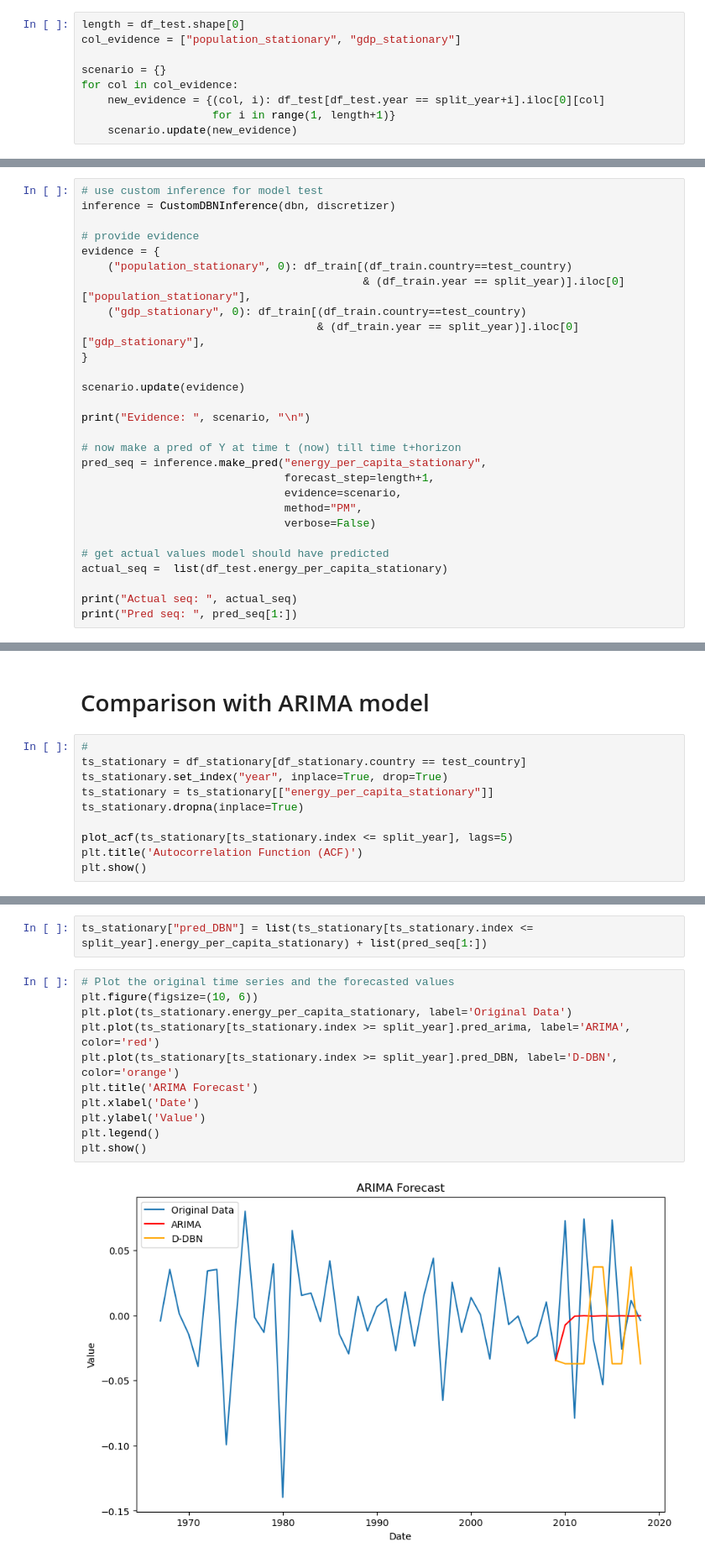
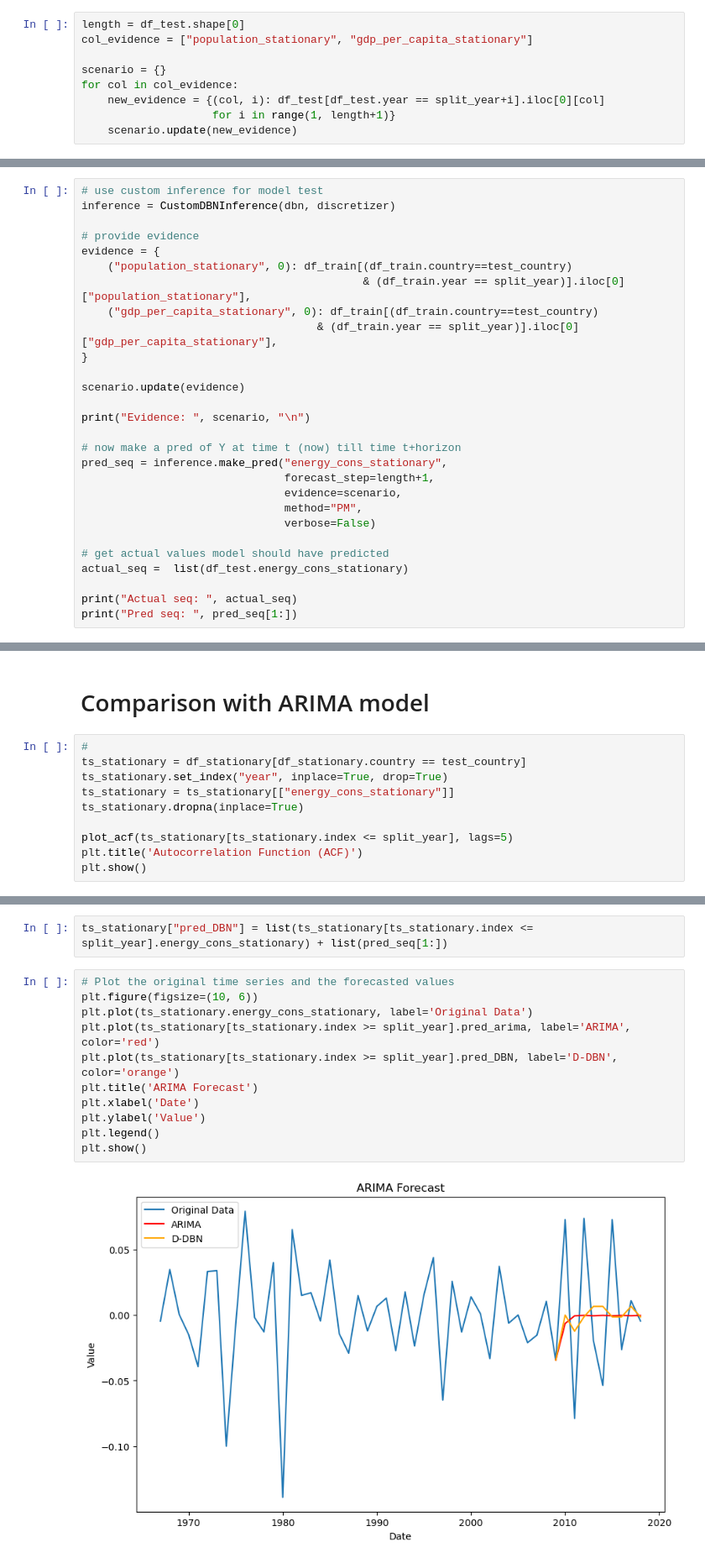
Before and after one commit to MehdiEK/BayesianNet4TimeSeries, a Jupyter notebook: DDBN_scenarios.ipynb, the cells around one changed output, grey strips where cells are left out. Shown at 84% size. Saved outputs shown, nothing was run; the diff lists cells and outputs as text.

```diff
--- a/DDBN_scenarios.ipynb
+++ b/DDBN_scenarios.ipynb
@@ -278,7 +303,7 @@ dbn.fit(df_pgmpy.drop("country", axis=1))
 ### Scenarios
 # %%
 length = df_test.shape[0]
-col_evidence = ["population_stationary", "gdp_stationary"]
+col_evidence = ["population_stationary", "gdp_per_capita_stationary"]
 
 scenario = {}
 for col in col_evidence:
@@ -326,8 +351,8 @@ inference = CustomDBNInference(dbn, discretizer)
 evidence = {
     ("population_stationary", 0): df_train[(df_train.country==test_country)
                                            & (df_train.year == split_year)].iloc[0]["population_stationary"],
-    ("gdp_stationary", 0): df_train[(df_train.country==test_country)
-                                    & (df_train.year == split_year)].iloc[0]["gdp_stationary"],
+    ("gdp_per_capita_stationary", 0): df_train[(df_train.country==test_country)
+                                    & (df_train.year == split_year)].iloc[0]["gdp_per_capita_stationary"],
 }
 
 scenario.update(evidence)
@@ -335,14 +360,14 @@ scenario.update(evidence)
 print("Evidence: ", scenario, "\n")
 
 # now make a pred of Y at time t (now) till time t+horizon
-pred_seq = inference.make_pred("energy_per_capita_stationary",
+pred_seq = inference.make_pred("energy_cons_stationary",
                                forecast_step=length+1,
                                evidence=scenario,
                                method="PM",
                                verbose=False)
 
 # get actual values model should have predicted
-actual_seq =  list(df_test.energy_per_capita_stationary)
+actual_seq =  list(df_test.energy_cons_stationary)
 
 print("Actual seq: ", actual_seq)
 print("Pred seq: ", pred_seq[1:])
@@ -398,7 +423,7 @@ def reconstruct_signal(pred, past):
 #
 ts_stationary = df_stationary[df_stationary.country == test_country]
 ts_stationary.set_index("year", inplace=True, drop=True)
-ts_stationary = ts_stationary[["energy_per_capita_stationary"]]
+ts_stationary = ts_stationary[["energy_cons_stationary"]]
 ts_stationary.dropna(inplace=True)
 
 plot_acf(ts_stationary[ts_stationary.index <= split_year], lags=5)
@@ -447,20 +472,20 @@ Covariance Type:                            opg
 Warnings:
 [1] Covariance matrix calculated using the outer product of gradients (complex-step).
 # %%
-ts_stationary["pred_DBN"] = list(ts_stationary[ts_stationary.index <= split_year].energy_per_capita_stationary) + list(pred_seq[1:])
+ts_stationary["pred_DBN"] = list(ts_stationary[ts_stationary.index <= split_year].energy_cons_stationary) + list(pred_seq[1:])
 # %%
 # Plot the original time series and the forecasted values
 plt.figure(figsize=(10, 6))
-plt.plot(ts_stationary.energy_per_capita_stationary, label='Original Data')
+plt.plot(ts_stationary.energy_cons_stationary, label='Original Data')
 plt.plot(ts_stationary[ts_stationary.index >= split_year].pred_arima, label='ARIMA', color='red')
 plt.plot(ts_stationary[ts_stationary.index >= split_year].pred_DBN, label='D-DBN', color='orange')
 plt.title('ARIMA Forecast')
 plt.xlabel('Date')
 plt.ylabel('Value')
 plt.legend()
 plt.show()
 # %% [output]
-[figure, old version]
+[figure, new version]
 # %%
 past_seq = list(data[(data.country == test_country)
                      & (data.year <= split_year)].energy_per_capita)
```
Also changed, not shown: parts of 17 cells of this notebook.
